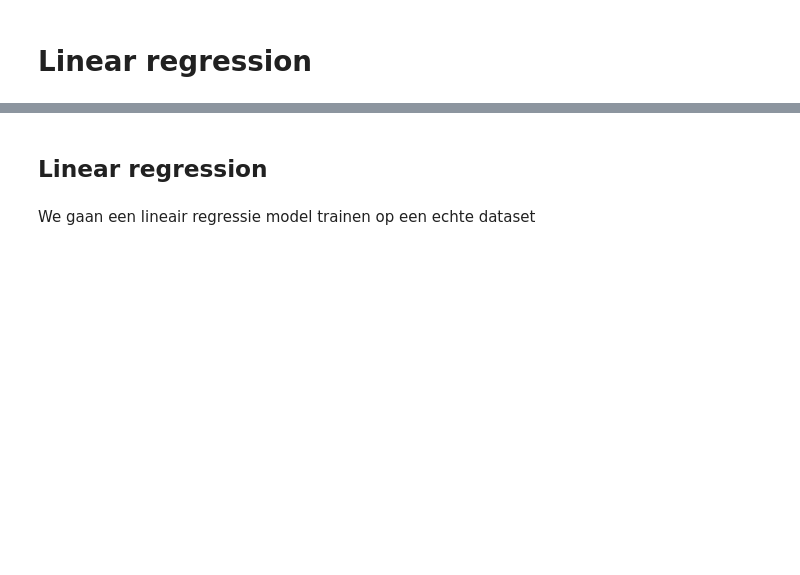
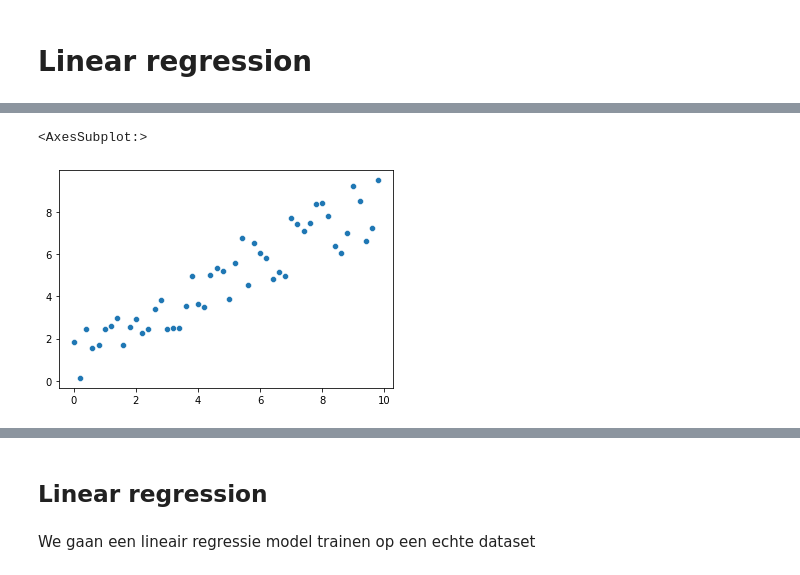
Before and after one commit to uashogeschoolutrecht/TMAI-MOD-22, a Jupyter notebook: week3/ml_models_demo.ipynb, the cells around one changed output, grey strips where cells are left out. Saved outputs shown, nothing was run; the diff lists cells and outputs as text; code cells hidden in the pictures; blank space fills up the shorter version.

```diff
--- a/week3/ml_models_demo.ipynb
+++ b/week3/ml_models_demo.ipynb
@@ -18,4 +26,10 @@ x = np.arange(0,10,0.1)
 x = np.arange(0,10,0.2)
 delta = np.random.uniform(-1,2, size=(50,))
 y = 0.7 * x + 1 + delta
-plt.scatter(x,y,alpha=0.5)
+
+linreg_df = pd.DataFrame({'x':x,'y':y})
+# %%
+sns.scatterplot(data = linreg_df, x = x,y = y)
+# %% [output]
+<AxesSubplot:>
+[figure, added]
```
Also changed, not shown: parts of 95 cells of this notebook, 7 other files.
